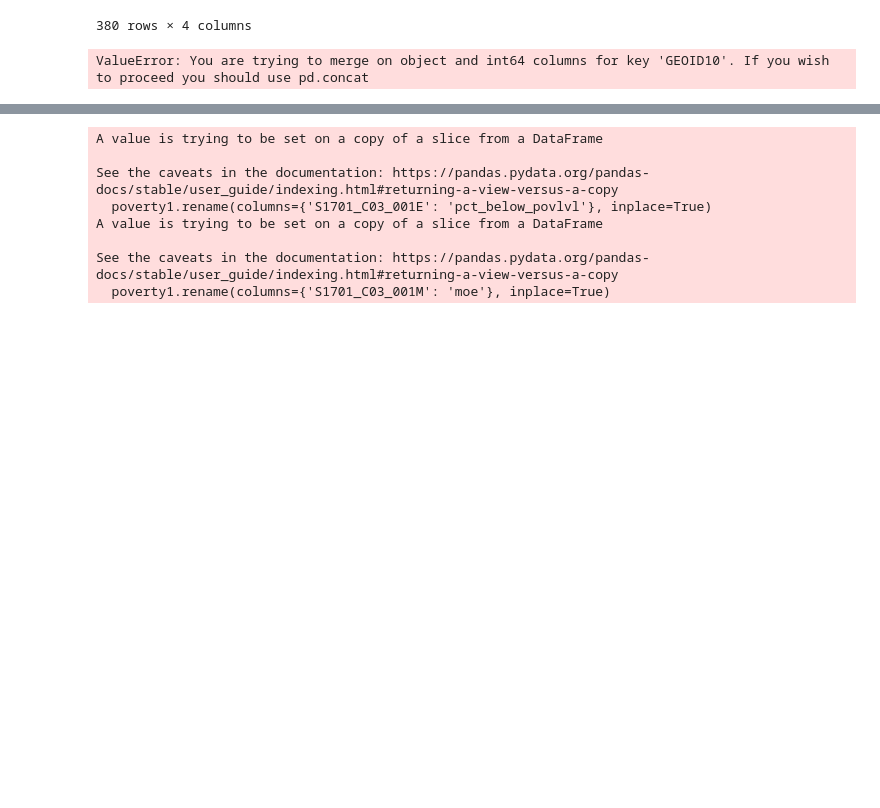
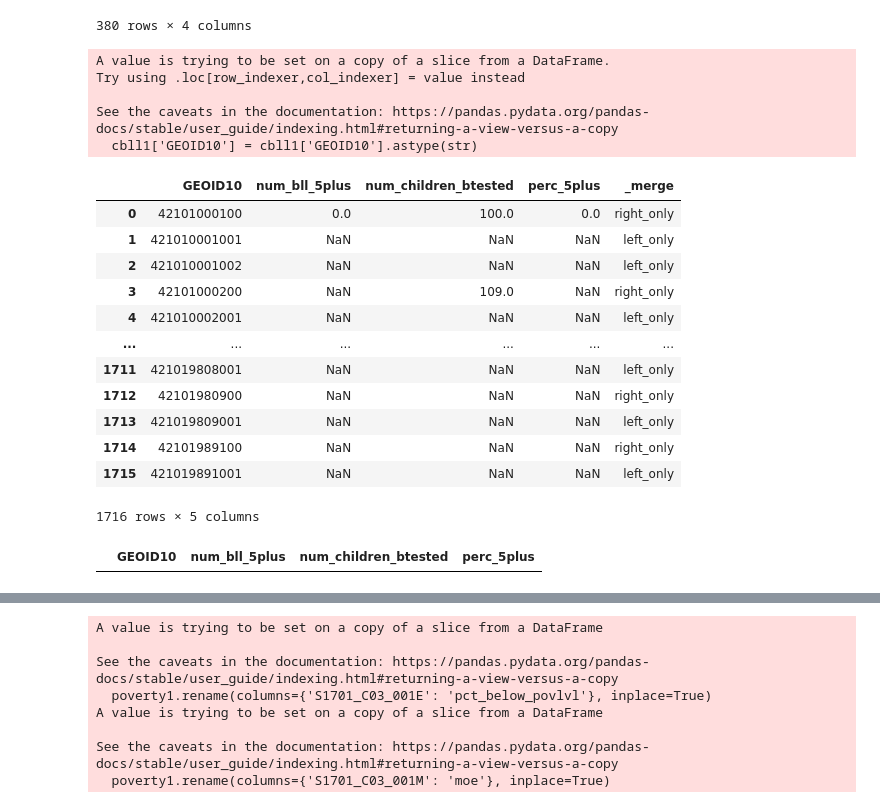
Before and after one commit to Kristina-RUC/datamana, a Jupyter notebook: map.ipynb, the cells around one changed output, grey strips where cells are left out. Cells and saved outputs as stored; diff of their text form; code cells hidden in the pictures; blank space fills up the shorter version.

```diff
--- a/map.ipynb
+++ b/map.ipynb
@@ -159,12 +161,37 @@ See the caveats in the documentation: https://pandas.pydata.org/pandas-docs/stab
 | 379 | 42101989100 | NaN | NaN | NaN |
 380 rows × 4 columns
 # %%
-#merge
+phillyCT0['GEOID10'] = phillyCT0['GEOID10'].astype(str)
+cbll1['GEOID10'] = cbll1['GEOID10'].astype(str)
+#cbll1 had GEOID10 as an integer, not string, which caused an error
+# google Gemini suggested the above code. No prompt.
 phillycbll = pd.merge(phillyCT0, cbll1, on='GEOID10',how='outer',indicator=True) #(make sure to have njC shapefile from previous sec)
 phillycbll[['GEOID10','num_bll_5plus','num_children_btested','perc_5plus','_merge']] #all good, NEW JERSEY expected not to merge
 #!!!always inwestigate the merge result and always briefly explain it!!!
 #_merge variable will indicate how it merged. NJ was only on the right, so only in zillow.But it's not supposed to match so its ok.
 #if you at Atlantic and atlantic, that would be a problem
 #outer produces the output dataset that contains everything from both datasets
 # %% [output]
-ValueError: You are trying to merge on object and int64 columns for key 'GEOID10'. If you wish to proceed you should use pd.concat
+A value is trying to be set on a copy of a slice from a DataFrame.
+Try using .loc[row_indexer,col_indexer] = value instead
+
+See the caveats in the documentation: https://pandas.pydata.org/pandas-docs/stable/user_guide/indexing.html#returning-a-view-versus-a-copy
+  cbll1['GEOID10'] = cbll1['GEOID10'].astype(str)
+|  | GEOID10 | num_bll_5plus | num_children_btested | perc_5plus | _merge |
+| 0 | 42101000100 | 0.0 | 100.0 | 0.0 | right_only |
+| 1 | 421010001001 | NaN | NaN | NaN | left_only |
+| 2 | 421010001002 | NaN | NaN | NaN | left_only |
+| 3 | 42101000200 | NaN | 109.0 | NaN | right_only |
+| 4 | 421010002001 | NaN | NaN | NaN | left_only |
+| ... | ... | ... | ... | ... | ... |
+| 1711 | 421019808001 | NaN | NaN | NaN | left_only |
+| 1712 | 42101980900 | NaN | NaN | NaN | right_only |
+| 1713 | 421019809001 | NaN | NaN | NaN | left_only |
+| 1714 | 42101989100 | NaN | NaN | NaN | right_only |
+| 1715 | 421019891001 | NaN | NaN | NaN | left_only |
+1716 rows × 5 columns
+# %%
+phillycbll2 = pd.merge(phillyCT0, cbll1, on='GEOID10',how='inner',indicator=False) #so do 'inner' that will only keep the exact matches
+phillycbll2[['GEOID10','num_bll_5plus','num_children_btested','perc_5plus']]
+# %% [output]
+|  | GEOID10 | num_bll_5plus | num_children_btested | perc_5plus |
```
Also changed, not shown: parts of 3 cells of this notebook.
